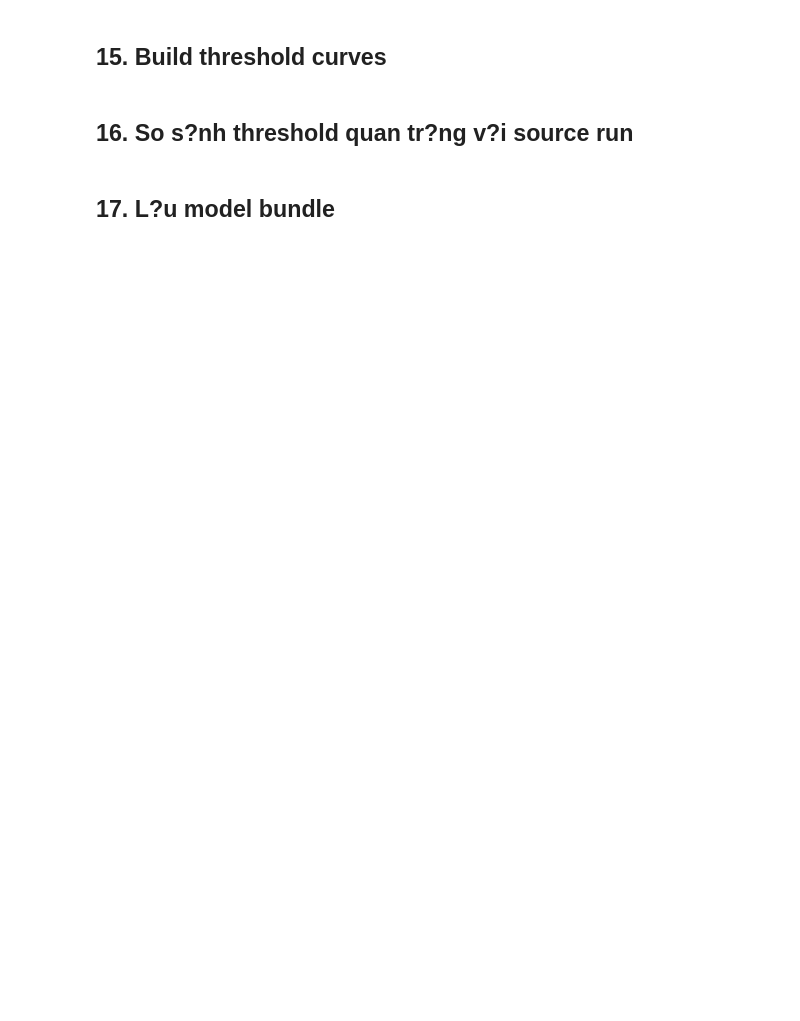
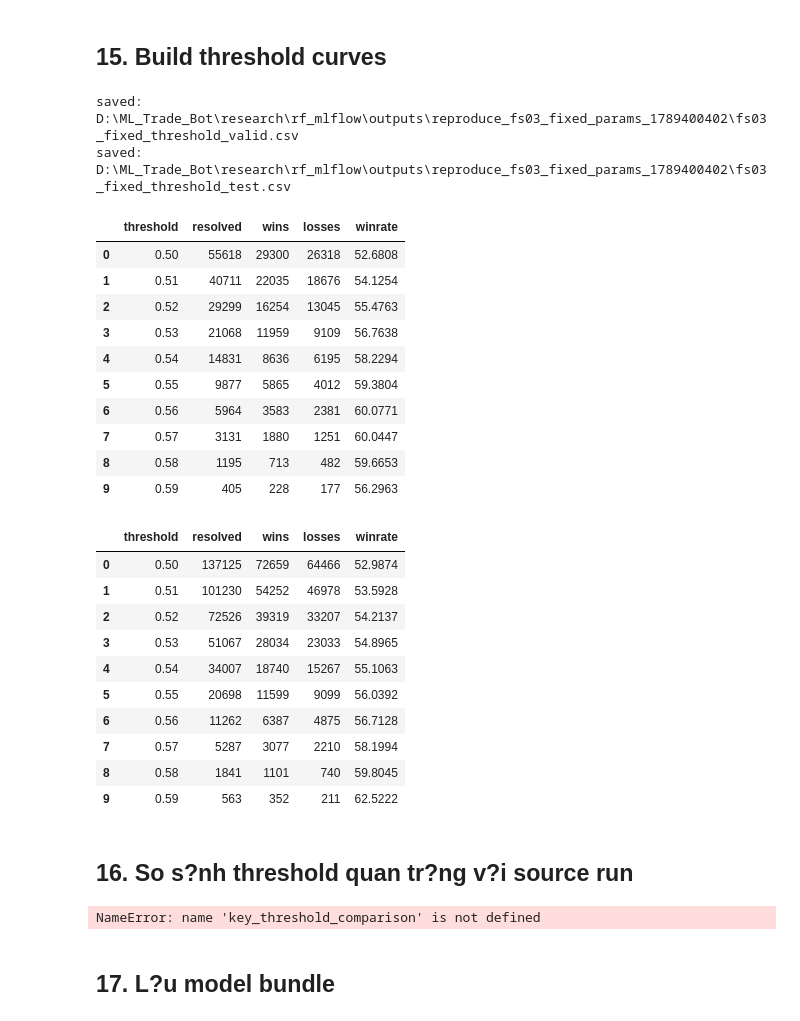
Before and after one commit to comcacanhca/ML_Trade_Bot, a Jupyter notebook: notebooks/research_focus_rule.ipynb, the cells around one changed output. Cells and saved outputs as stored; diff of their text form; code cells hidden in the pictures; blank space fills up the shorter version.

```diff
--- a/notebooks/research_focus_rule.ipynb
+++ b/notebooks/research_focus_rule.ipynb
@@ -325,23 +343,50 @@ display(score_summary)
 # %%
 valid_curve = _proxy_threshold_table(frame, scores, CFG.split.valid_years)
 test_curve = _proxy_threshold_table(frame, scores, CFG.split.test_years)
-comparison = compare_with_source_run(test_curve)
+#comparison = compare_with_source_run(test_curve)
 
 valid_curve.to_csv(paths["valid_curve"], index=False, encoding="utf-8-sig")
 test_curve.to_csv(paths["test_curve"], index=False, encoding="utf-8-sig")
-comparison.to_csv(paths["comparison"], index=False, encoding="utf-8-sig")
+#comparison.to_csv(paths["comparison"], index=False, encoding="utf-8-sig")
 
 print("saved:", paths["valid_curve"])
 print("saved:", paths["test_curve"])
-print("saved:", paths["comparison"])
+#print("saved:", paths["comparison"])
 
 display(total_curve(valid_curve).head(10))
 display(total_curve(test_curve).head(10))
+# %% [output]
+saved: D:\ML_Trade_Bot\research\rf_mlflow\outputs\reproduce_fs03_fixed_params_1789400402\fs03_fixed_threshold_valid.csv
+saved: D:\ML_Trade_Bot\research\rf_mlflow\outputs\reproduce_fs03_fixed_params_1789400402\fs03_fixed_threshold_test.csv
+|  | threshold | resolved | wins | losses | winrate |
+| 0 | 0.50 | 55618 | 29300 | 26318 | 52.6808 |
+| 1 | 0.51 | 40711 | 22035 | 18676 | 54.1254 |
+| 2 | 0.52 | 29299 | 16254 | 13045 | 55.4763 |
+| 3 | 0.53 | 21068 | 11959 | 9109 | 56.7638 |
+| 4 | 0.54 | 14831 | 8636 | 6195 | 58.2294 |
+| 5 | 0.55 | 9877 | 5865 | 4012 | 59.3804 |
+| 6 | 0.56 | 5964 | 3583 | 2381 | 60.0771 |
+| 7 | 0.57 | 3131 | 1880 | 1251 | 60.0447 |
+| 8 | 0.58 | 1195 | 713 | 482 | 59.6653 |
+| 9 | 0.59 | 405 | 228 | 177 | 56.2963 |
+|  | threshold | resolved | wins | losses | winrate |
+| 0 | 0.50 | 137125 | 72659 | 64466 | 52.9874 |
+| 1 | 0.51 | 101230 | 54252 | 46978 | 53.5928 |
+| 2 | 0.52 | 72526 | 39319 | 33207 | 54.2137 |
+| 3 | 0.53 | 51067 | 28034 | 23033 | 54.8965 |
+| 4 | 0.54 | 34007 | 18740 | 15267 | 55.1063 |
+| 5 | 0.55 | 20698 | 11599 | 9099 | 56.0392 |
+| 6 | 0.56 | 11262 | 6387 | 4875 | 56.7128 |
+| 7 | 0.57 | 5287 | 3077 | 2210 | 58.1994 |
+| 8 | 0.58 | 1841 | 1101 | 740 | 59.8045 |
+| 9 | 0.59 | 563 | 352 | 211 | 62.5222 |
 # %% [markdown]
 ## 16. So s?nh threshold quan tr?ng v?i source run
 # %%
 key_threshold_comparison = comparison[comparison["threshold"].isin(SIMULATE_THRESHOLDS)].copy()
 display(key_threshold_comparison)
+# %% [output]
+NameError: name 'key_threshold_comparison' is not defined
 # %% [markdown]
 ## 17. L?u model bundle
 # %%
```
Also changed, not shown: parts of 6 cells of this notebook, 27 other files.
